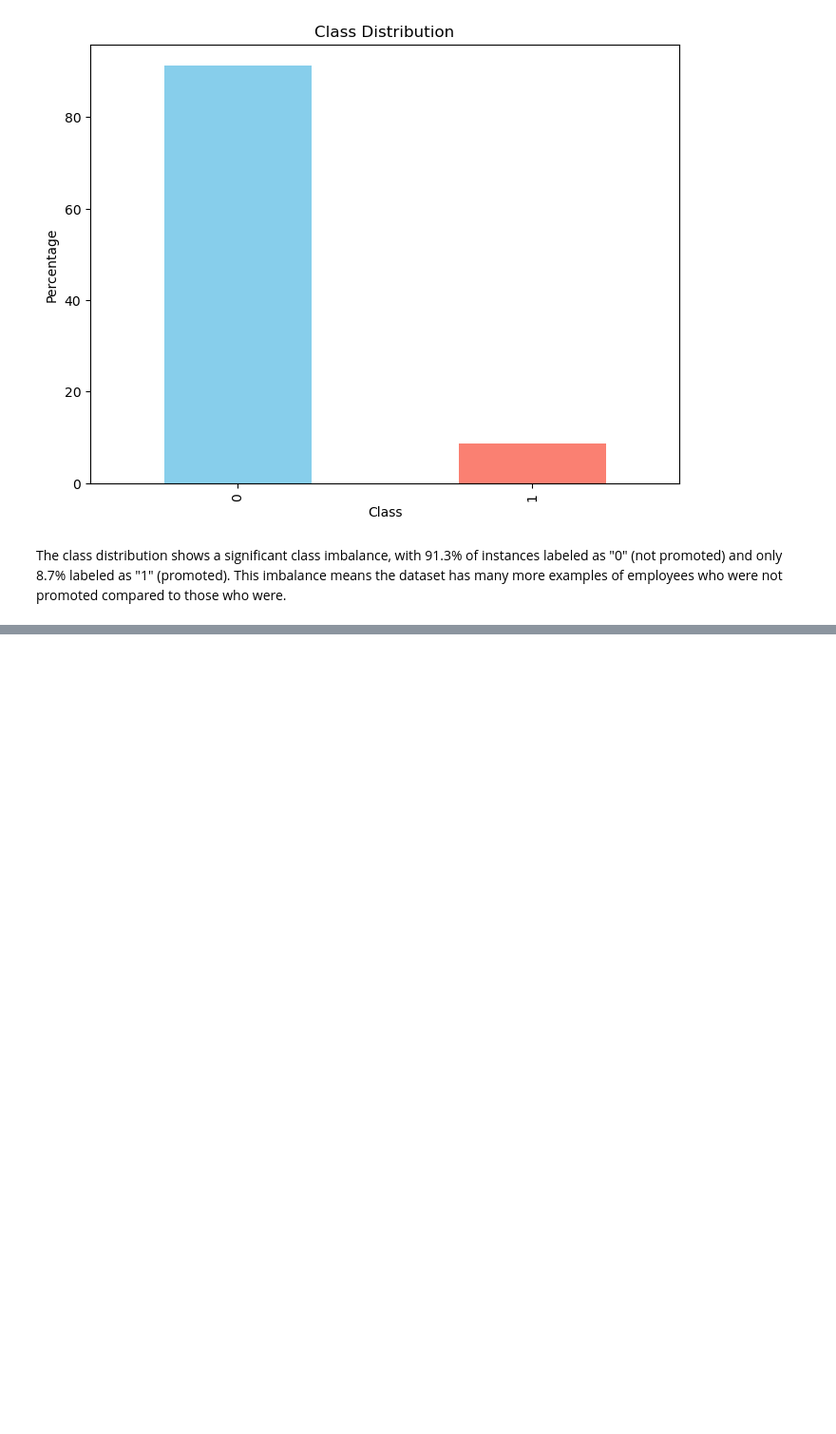
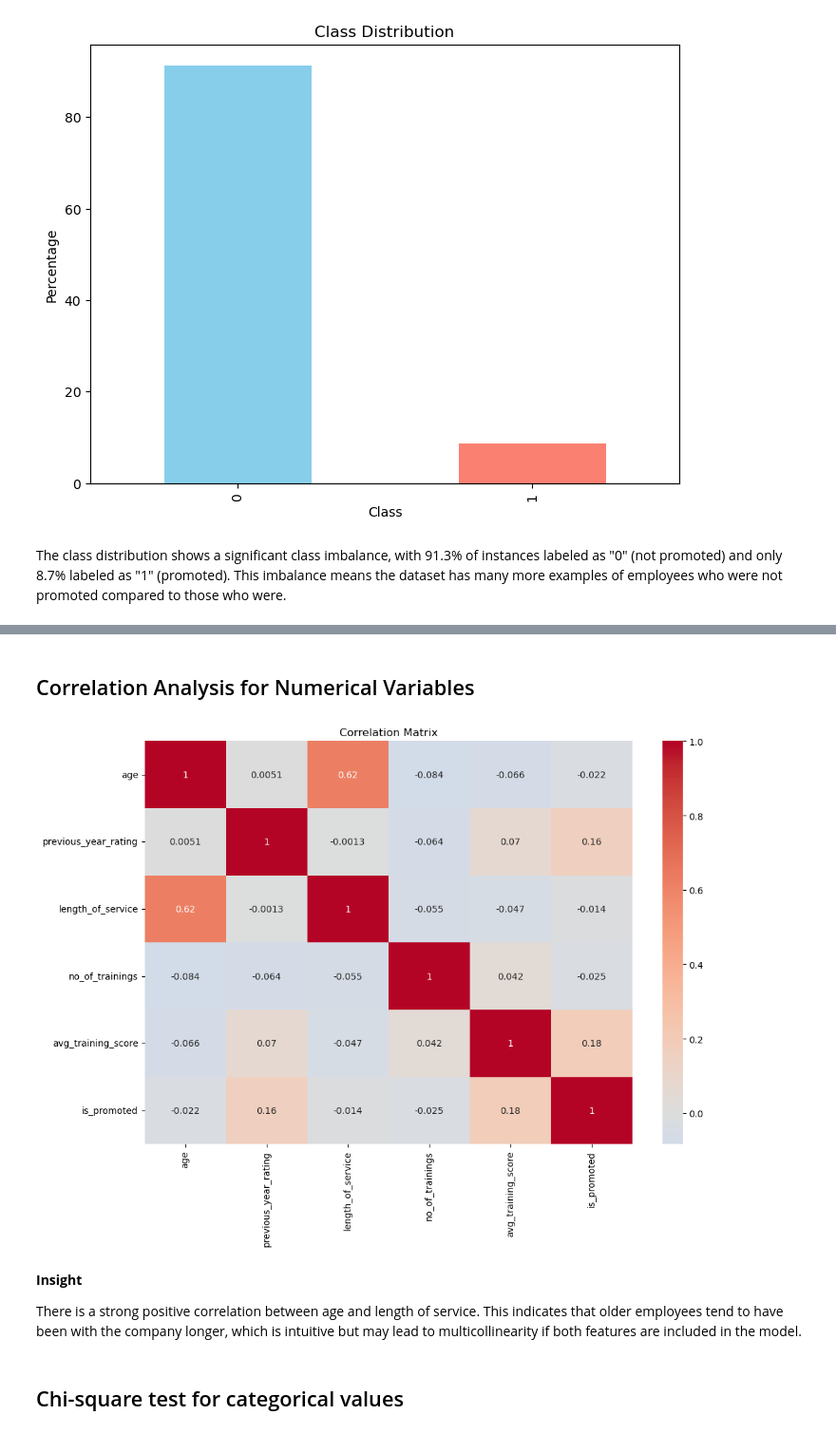
Before and after one commit to bedankibunja/HR-ANALYTICS-Predicting-Employee-Promotions, a Jupyter notebook: Notebook.ipynb, the cells around one changed output, grey strips where cells are left out. Shown at 95% size. Cells and saved outputs as stored; diff of their text form; code cells hidden in the pictures; blank space fills up the shorter version.

```diff
--- a/Notebook.ipynb
+++ b/Notebook.ipynb
@@ -462,0 +577,16 @@ The class distribution shows a significant class imbalance, with 91.3% of instan
+# %% [markdown]
+## Correlation Analysis for Numerical Variables
+# %%
+plt.figure(figsize=(12, 8))
+correlation_matrix = train[numerical_cols + ['is_promoted']].corr()
+sns.heatmap(correlation_matrix, annot=True, cmap='coolwarm', center=0)
+plt.title('Correlation Matrix')
+plt.show()
+# %% [output]
+[figure, added]
+# %% [markdown]
+**Insight**
+
+There is a strong positive correlation between age and length of service. This indicates that older employees tend to have been with the company longer, which is intuitive but may lead to multicollinearity if both features are included in the model.
+# %% [markdown]
+## Chi-square test for categorical values
```
Also changed, not shown: parts of 15 cells of this notebook.
